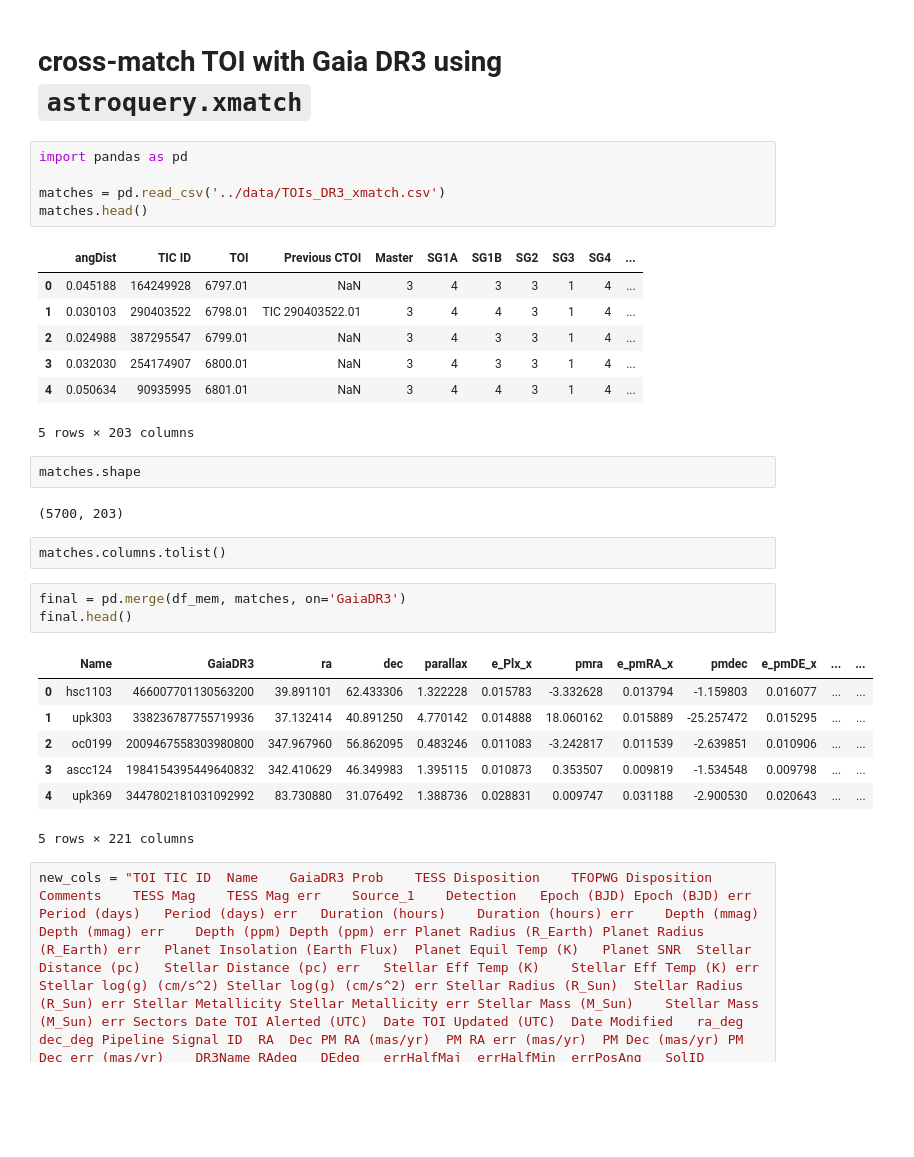
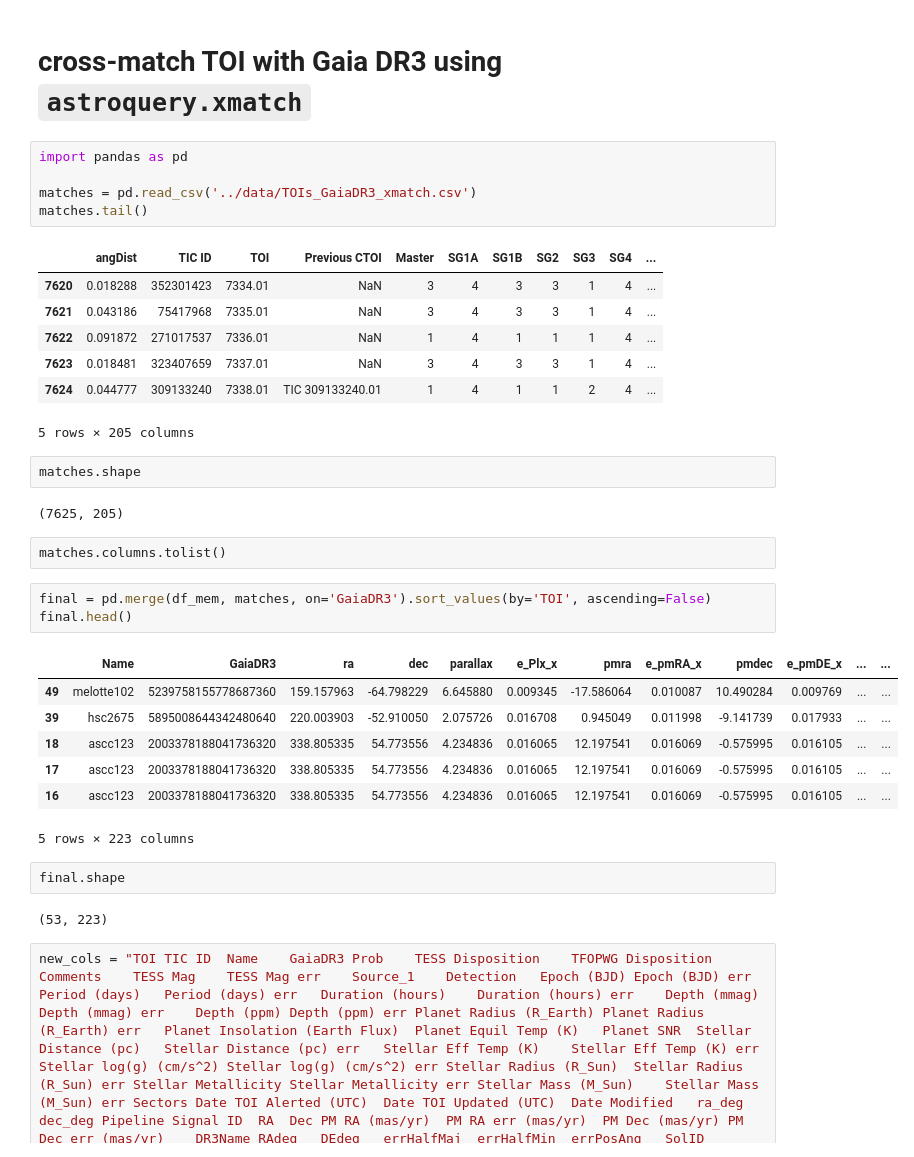
Before and after one commit to jpdeleon/wakai, a Jupyter notebook: notebooks/crossmatch_TOI_with_Perren2023.ipynb, the cells around one changed output. Drawn from its saved outputs; the diff is of its cells as text; blank space fills up the shorter version.

```diff
--- a/notebooks/crossmatch_TOI_with_Perren2023.ipynb
+++ b/notebooks/crossmatch_TOI_with_Perren2023.ipynb
@@ -66,31 +75,35 @@ df_mem
 # %%
 import pandas as pd
 
-matches = pd.read_csv('../data/TOIs_DR3_xmatch.csv')
-matches.head()
+matches = pd.read_csv('../data/TOIs_GaiaDR3_xmatch.csv')
+matches.tail()
 # %% [output]
 |  | angDist | TIC ID | TOI | Previous CTOI | Master | SG1A | SG1B | SG2 | SG3 | SG4 | ... |
-| 0 | 0.045188 | 164249928 | 6797.01 | NaN | 3 | 4 | 3 | 3 | 1 | 4 | ... |
-| 1 | 0.030103 | 290403522 | 6798.01 | TIC 290403522.01 | 3 | 4 | 4 | 3 | 1 | 4 | ... |
-| 2 | 0.024988 | 387295547 | 6799.01 | NaN | 3 | 4 | 3 | 3 | 1 | 4 | ... |
-| 3 | 0.032030 | 254174907 | 6800.01 | NaN | 3 | 4 | 3 | 3 | 1 | 4 | ... |
-| 4 | 0.050634 | 90935995 | 6801.01 | NaN | 3 | 4 | 4 | 3 | 1 | 4 | ... |
+| 7620 | 0.018288 | 352301423 | 7334.01 | NaN | 3 | 4 | 3 | 3 | 1 | 4 | ... |
+| 7621 | 0.043186 | 75417968 | 7335.01 | NaN | 3 | 4 | 3 | 3 | 1 | 4 | ... |
+| 7622 | 0.091872 | 271017537 | 7336.01 | NaN | 1 | 4 | 1 | 1 | 1 | 4 | ... |
+| 7623 | 0.018481 | 323407659 | 7337.01 | NaN | 3 | 4 | 3 | 3 | 1 | 4 | ... |
+| 7624 | 0.044777 | 309133240 | 7338.01 | TIC 309133240.01 | 1 | 4 | 1 | 1 | 2 | 4 | ... |
-5 rows × 203 columns
+5 rows × 205 columns
 # %%
 matches.shape
 # %% [output]
-(5700, 203)
+(7625, 205)
 # %% [raw]
 matches.columns.tolist()
 # %%
-final = pd.merge(df_mem, matches, on='GaiaDR3')
+final = pd.merge(df_mem, matches, on='GaiaDR3').sort_values(by='TOI', ascending=False)
 final.head()
 # %% [output]
 |  | Name | GaiaDR3 | ra | dec | parallax | e_Plx_x | pmra | e_pmRA_x | pmdec | e_pmDE_x | ... | ... |
-| 0 | hsc1103 | 466007701130563200 | 39.891101 | 62.433306 | 1.322228 | 0.015783 | -3.332628 | 0.013794 | -1.159803 | 0.016077 | ... | ... |
-| 1 | upk303 | 338236787755719936 | 37.132414 | 40.891250 | 4.770142 | 0.014888 | 18.060162 | 0.015889 | -25.257472 | 0.015295 | ... | ... |
-| 2 | oc0199 | 2009467558303980800 | 347.967960 | 56.862095 | 0.483246 | 0.011083 | -3.242817 | 0.011539 | -2.639851 | 0.010906 | ... | ... |
-| 3 | ascc124 | 1984154395449640832 | 342.410629 | 46.349983 | 1.395115 | 0.010873 | 0.353507 | 0.009819 | -1.534548 | 0.009798 | ... | ... |
-| 4 | upk369 | 3447802181031092992 | 83.730880 | 31.076492 | 1.388736 | 0.028831 | 0.009747 | 0.031188 | -2.900530 | 0.020643 | ... | ... |
+| 49 | melotte102 | 5239758155778687360 | 159.157963 | -64.798229 | 6.645880 | 0.009345 | -17.586064 | 0.010087 | 10.490284 | 0.009769 | ... | ... |
+| 39 | hsc2675 | 5895008644342480640 | 220.003903 | -52.910050 | 2.075726 | 0.016708 | 0.945049 | 0.011998 | -9.141739 | 0.017933 | ... | ... |
+| 18 | ascc123 | 2003378188041736320 | 338.805335 | 54.773556 | 4.234836 | 0.016065 | 12.197541 | 0.016069 | -0.575995 | 0.016105 | ... | ... |
+| 17 | ascc123 | 2003378188041736320 | 338.805335 | 54.773556 | 4.234836 | 0.016065 | 12.197541 | 0.016069 | -0.575995 | 0.016105 | ... | ... |
+| 16 | ascc123 | 2003378188041736320 | 338.805335 | 54.773556 | 4.234836 | 0.016065 | 12.197541 | 0.016069 | -0.575995 | 0.016105 | ... | ... |
-5 rows × 221 columns
+5 rows × 223 columns
+# %%
+final.shape
+# %% [output]
+(53, 223)
 # %%
```
Also changed, not shown: parts of 9 cells of this notebook, 17 other files.
